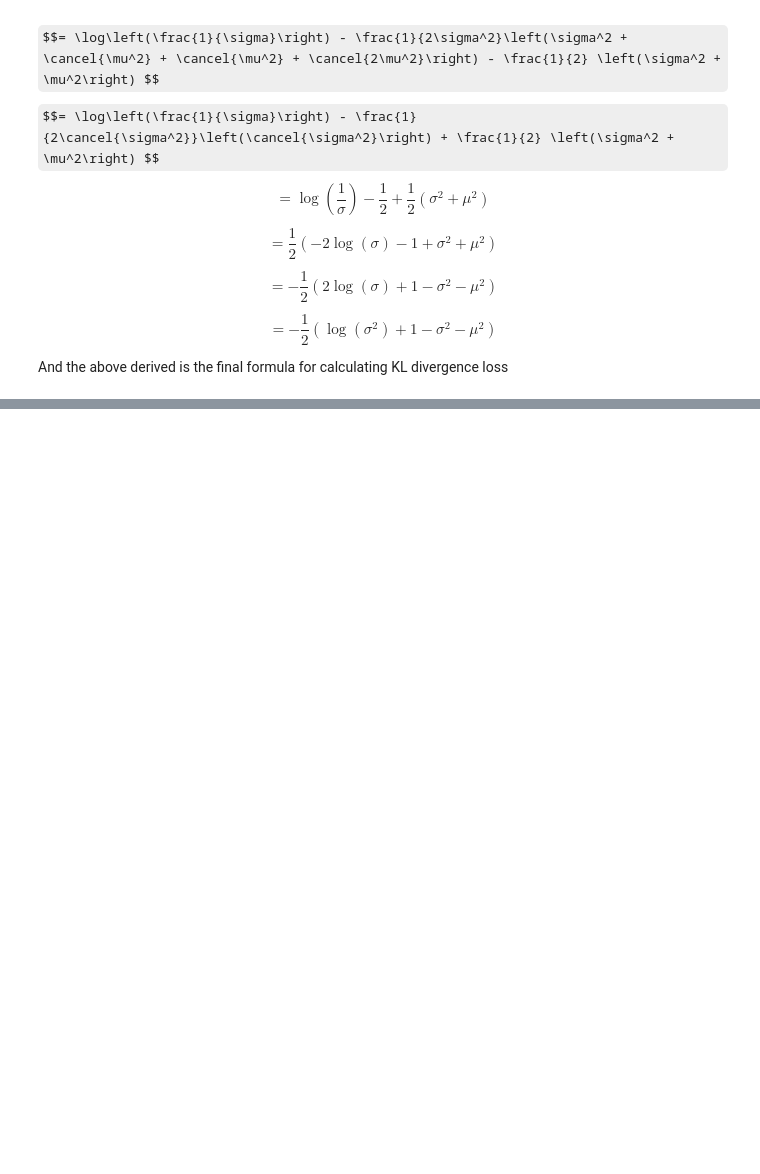
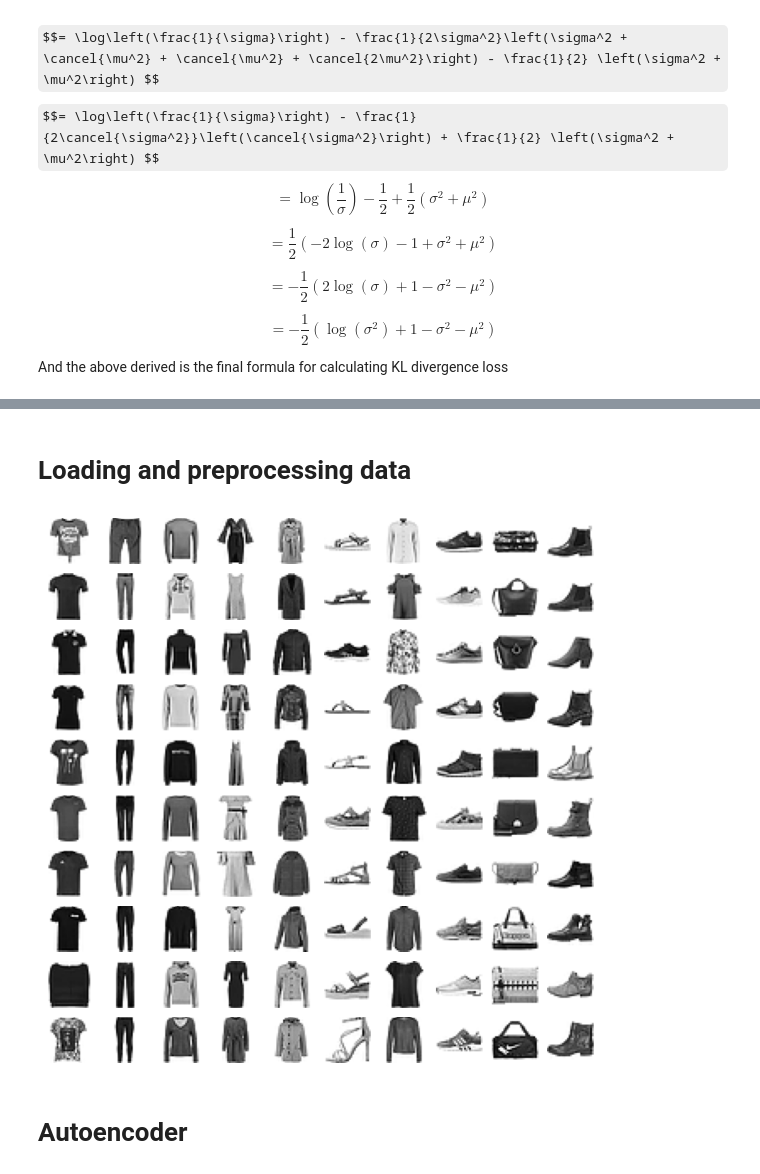
Before and after one commit to AniTho/Generative-Architectures-in-pytorch, a Jupyter notebook: Day_02 (VAE Autoencoder).ipynb, the cells around one changed output, grey strips where cells are left out. Drawn from its saved outputs; the diff is of its cells as text; code cells hidden in the pictures; some formulas as TeX source; blank space fills up the shorter version.

```diff
--- a/Day_02 (VAE Autoencoder).ipynb
+++ b/Day_02 (VAE Autoencoder).ipynb
@@ -159,0 +199,28 @@ And the above derived is the final formula for calculating KL divergence loss
+# %% [markdown]
+# Loading and preprocessing data
+# %%
+transform = transforms.Compose([transforms.ToTensor(),
+                                transforms.Lambda(lambda x: 1.0 - x)]) # Invert Color
+fmnist_train = datasets.FashionMNIST('data/', train = True, transform=transform, download=True)
+fmnist_val = datasets.FashionMNIST('data/', train=False, transform=transform, download=True)
+trainloader = DataLoader(fmnist_train, batch_size=batch_size, shuffle=True, num_workers=8, pin_memory=True)
+validloader = DataLoader(fmnist_val, batch_size=batch_size, num_workers=8, pin_memory=True)
+# %%
+# Visualizing Data
+train_images, train_labels = 1.0 - fmnist_train.data, fmnist_train.targets
+unique_classes = np.unique(train_labels)
+rows, cols = 10, len(unique_classes)
+fig, axes = plt.subplots(rows, cols, figsize = (10,10))
+i = 0
+for _class in unique_classes:
+    label_idx = np.where(train_labels == _class)[0]
+    random_per_class = label_idx[np.random.choice(label_idx.shape[0], 10, replace = False)]
+    for idx in random_per_class:
+        img = train_images[idx]
+        axes[i%10, i//10].imshow(img, cmap = 'gray')
+        axes[i%10, i//10].axis('off')
+        i+=1
+# %% [output]
+[figure, added]
+# %% [markdown]
+# Autoencoder
```
Also changed, not shown: parts of 13 cells of this notebook.
